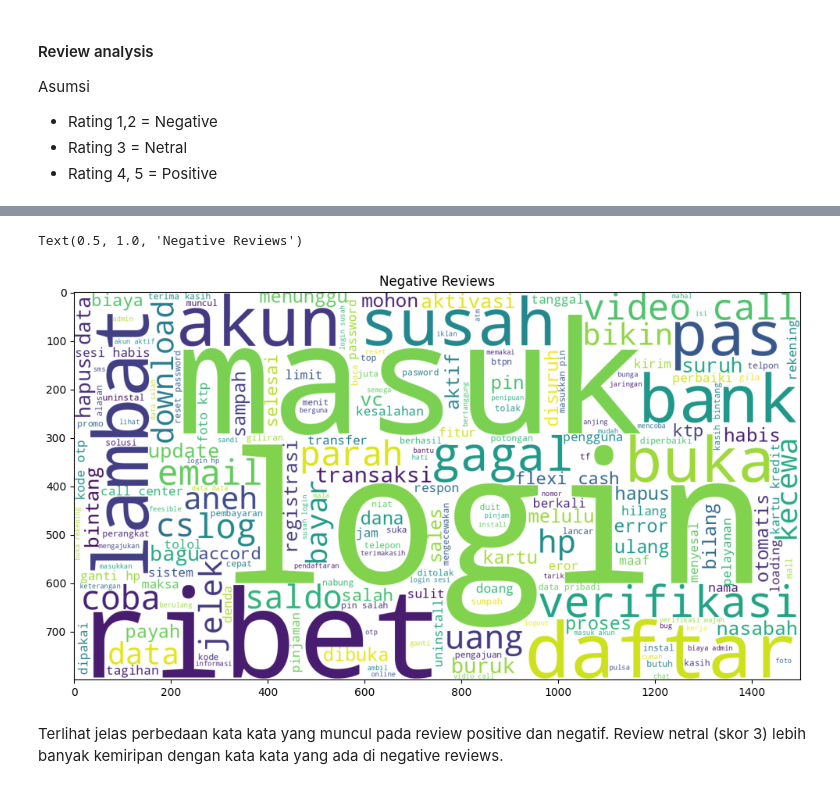
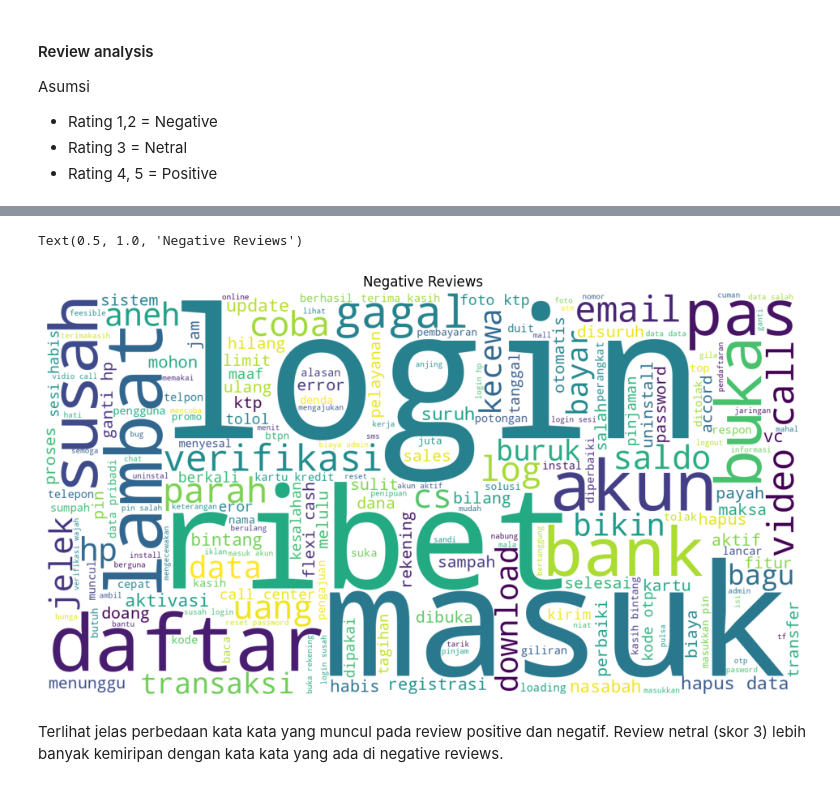
Before and after one commit to thisisnadya/jenius_review_analysis, a Jupyter notebook: main/review_analysis_jenius.ipynb, the cells around one changed output, grey strips where cells are left out. Cells and saved outputs as stored; diff of their text form; code cells hidden in the pictures.

```diff
--- a/main/review_analysis_jenius.ipynb
+++ b/main/review_analysis_jenius.ipynb
@@ -723,11 +727,12 @@ Text(0.5, 1.0, 'Neutral Reviews')
 # %%
 negative_wordcloud = WordCloud(width=1500, height=800, background_color='white').generate(negative)
 plt.figure(figsize=(12,12))
 plt.imshow(negative_wordcloud)
+plt.axis('off')
 plt.title('Negative Reviews')
 # %% [output]
 Text(0.5, 1.0, 'Negative Reviews')
-[figure, old version]
+[figure, new version]
 # %% [markdown]
 Terlihat jelas perbedaan kata kata yang muncul pada review positive dan negatif. Review netral (skor 3) lebih banyak kemiripan dengan kata kata yang ada di negative reviews.
 # %%
```
Also changed, not shown: parts of 3 cells of this notebook, 10 other files.
